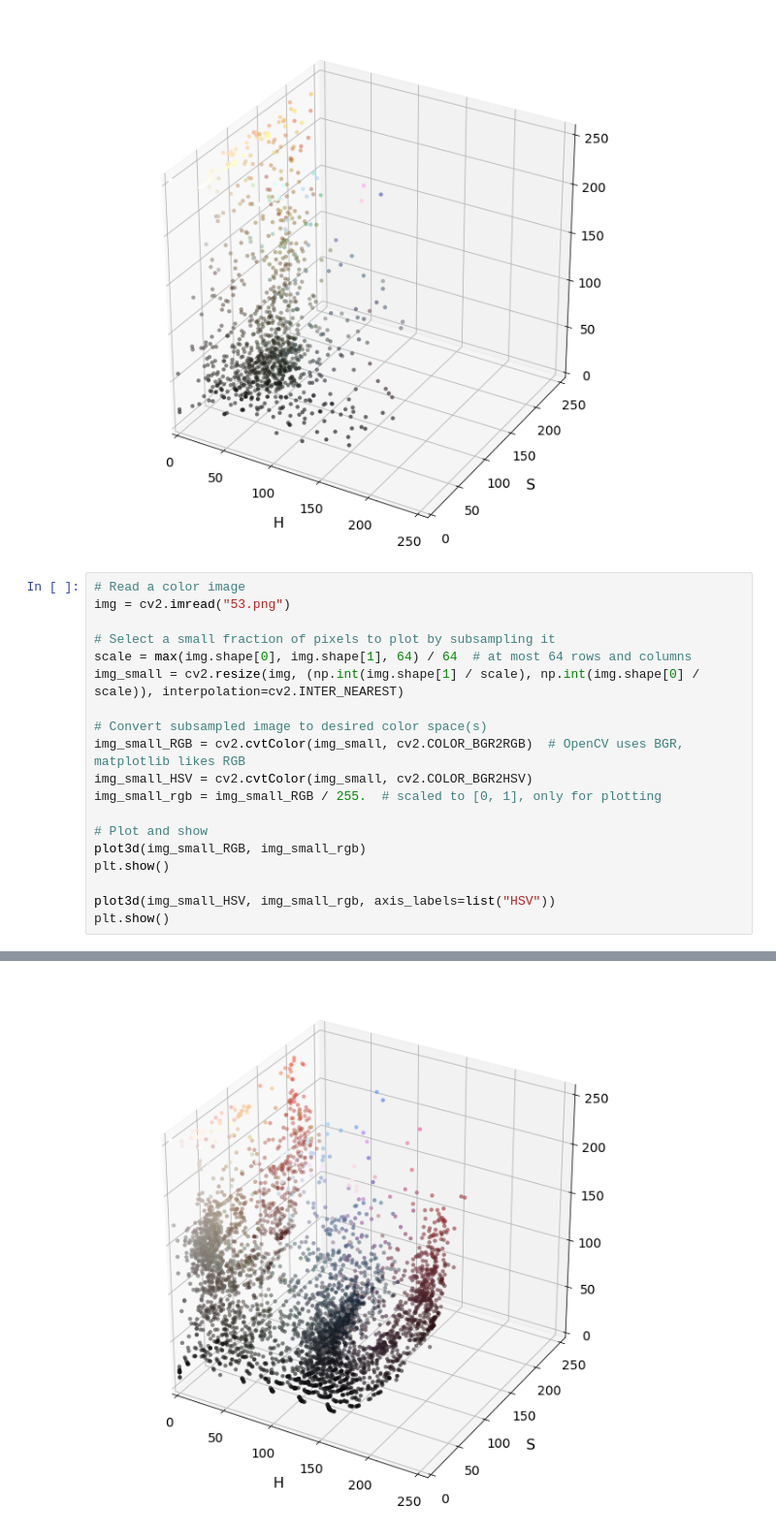
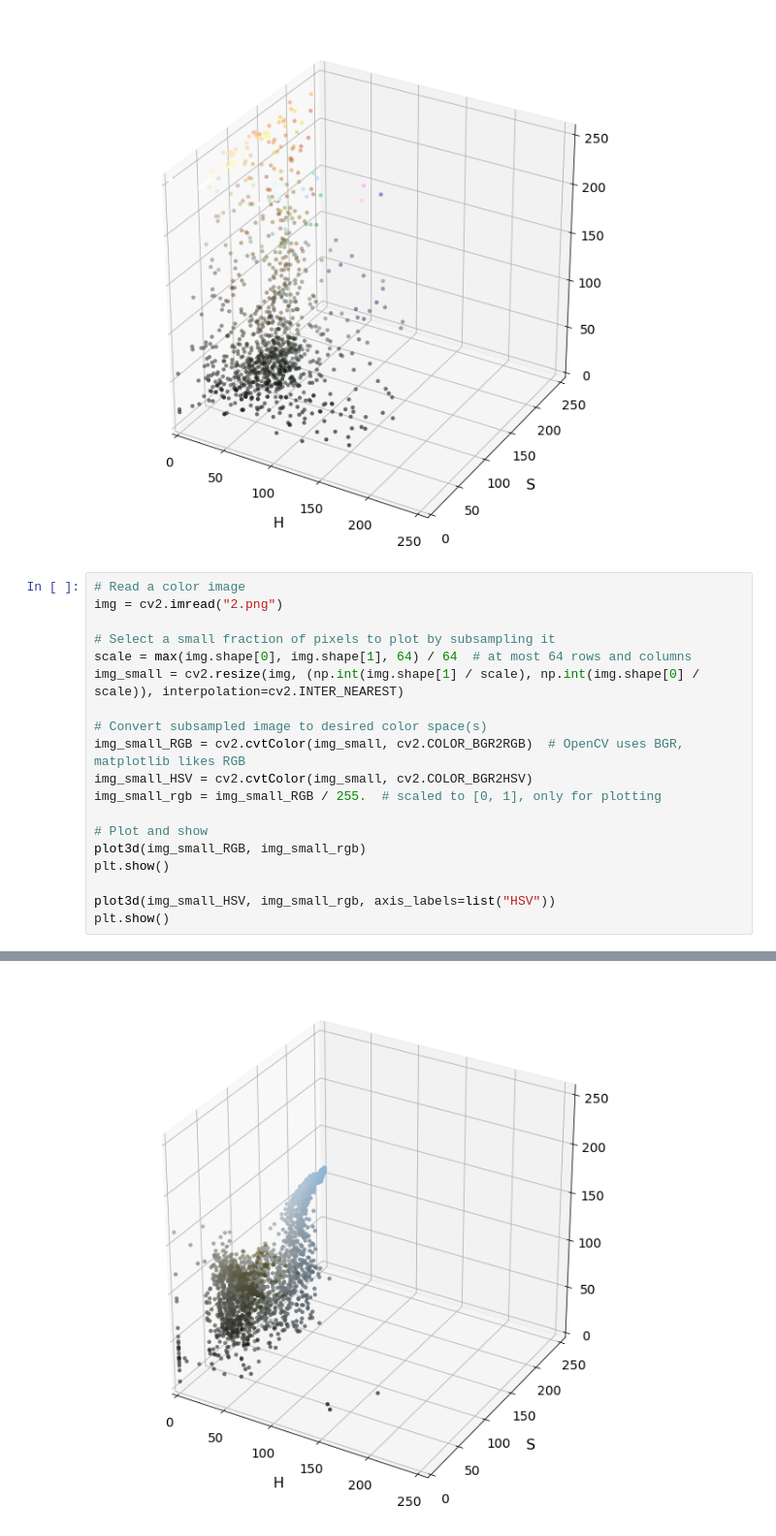
Before and after one commit to prateeksawhney97/Exploring-Color-Spaces, a Jupyter notebook: color_space.ipynb, the cells around one changed output, grey strips where cells are left out. Shown: that part at 97% size. Drawn from its saved outputs; the diff is of its cells as text.

Commit message:
plotting for image 2

```diff
--- a/color_space.ipynb
+++ b/color_space.ipynb
@@ -77,7 +77,7 @@ plt.show()
 [figure]
 # %%
 # Read a color image
-img = cv2.imread("53.png")
+img = cv2.imread("2.png")
 
 # Select a small fraction of pixels to plot by subsampling it
 scale = max(img.shape[0], img.shape[1], 64) / 64  # at most 64 rows and columns
@@ -99 +99 @@ plt.show()
-[figure, old version]
+[figure, new version]
```
Also changed, not shown: parts of 1 cell of this notebook.
